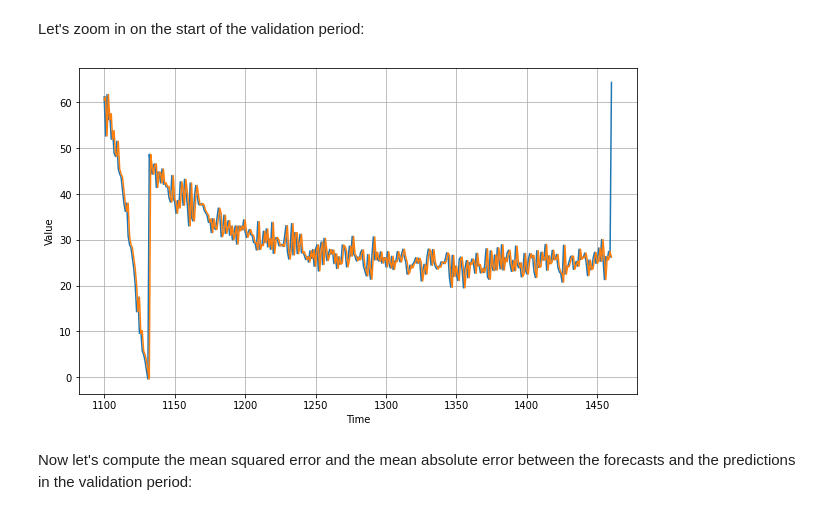
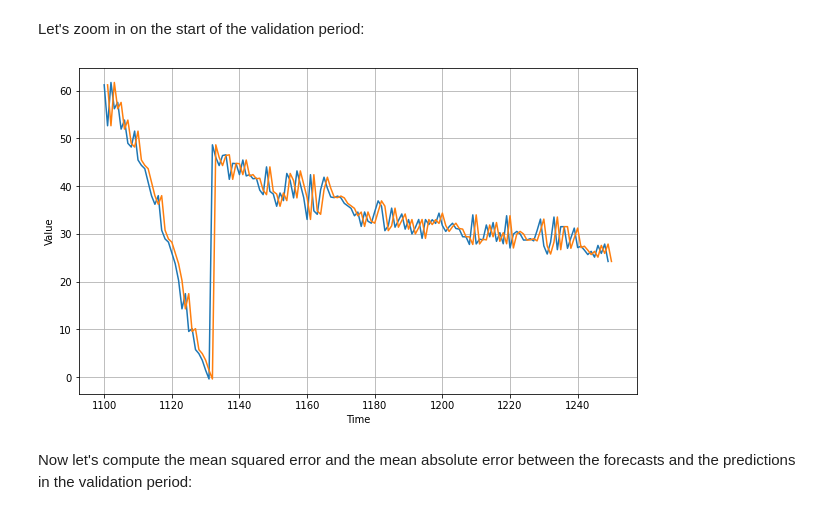
Before and after one commit to thliang01/Learn-AI-ML-DL, a Jupyter notebook: Sequences, Time Series and Prediction/Week_1_Exercise_Answer.ipynb, the cells around one changed output. Cells and saved outputs as stored; diff of their text form; code cells hidden in the pictures.

```diff
--- a/Sequences, Time Series and Prediction/Week_1_Exercise_Answer.ipynb
+++ b/Sequences, Time Series and Prediction/Week_1_Exercise_Answer.ipynb
@@ -107,12 +109,12 @@ plot_series(time_valid, naive_forecast)
 Let's zoom in on the start of the validation period:
 # %%
 plt.figure(figsize=(10, 6))
-plot_series(time_valid, x_valid)
-plot_series(time_valid, naive_forecast)
+plot_series(time_valid, x_valid, start=0, end=150)
+plot_series(time_valid, naive_forecast, start=1, end=151)
 
 # EXPECTED - Chart with X-Axis from 1100-1250 and Y Axes with series value and projections. Projections should be time stepped 1 unit 'after' series
 # %% [output]
-[figure, old version]
+[figure, new version]
 # %% [markdown]
 Now let's compute the mean squared error and the mean absolute error between the forecasts and the predictions in the validation period:
 # %%
```
Also changed, not shown: parts of 1 cell of this notebook.
